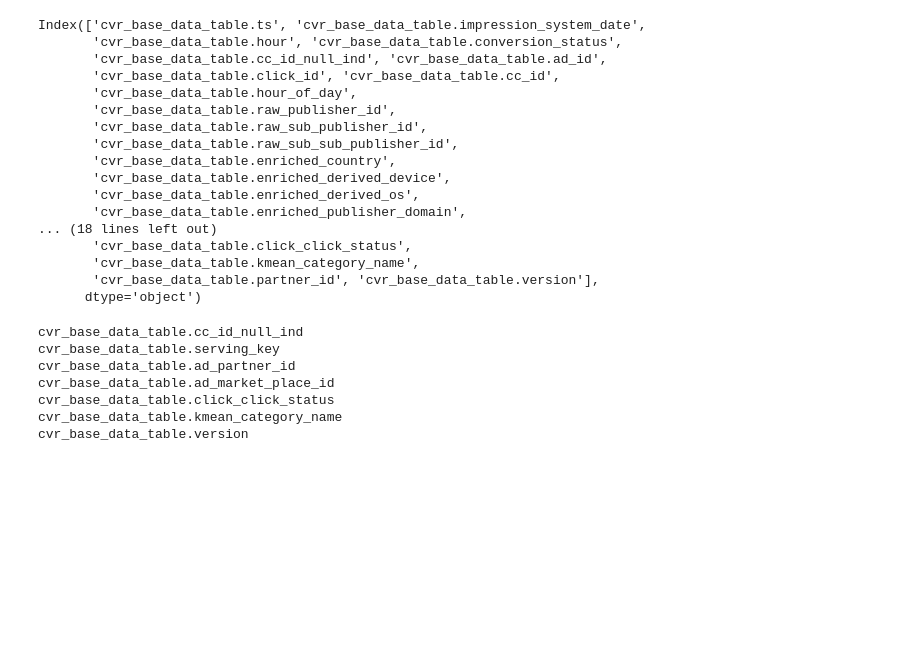
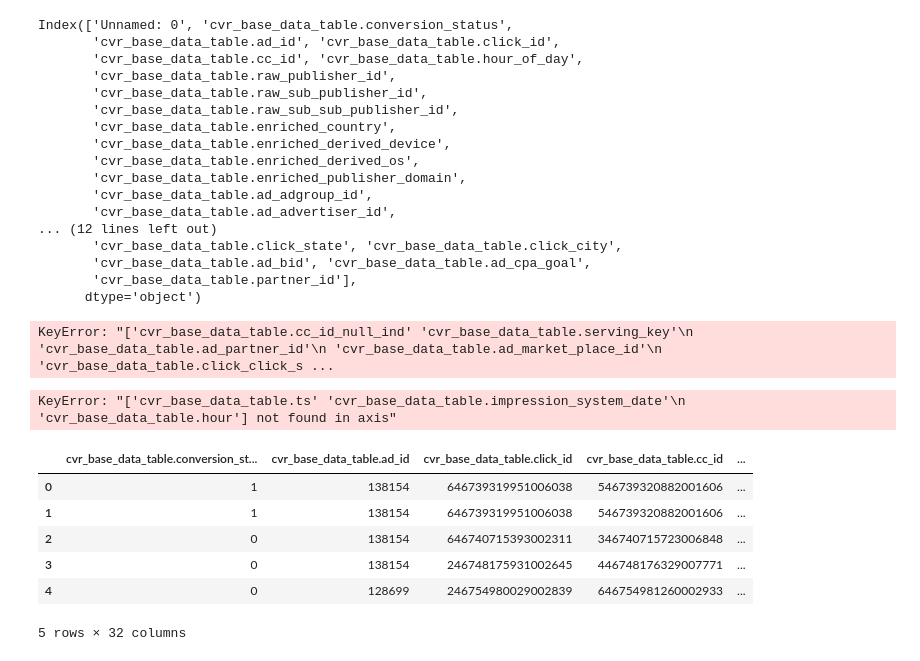
Before and after one commit to coderbond007/Data-Analysis-of-Ads, a Jupyter notebook: Data Anlysis.ipynb, the cells around one changed output. Saved outputs shown, nothing was run; the diff lists cells and outputs as text; code cells hidden in the pictures; blank space fills up the shorter version.

```diff
--- a/Data Anlysis.ipynb
+++ b/Data Anlysis.ipynb
@@ -87,11 +69,9 @@ movies['cvr_base_data_table.ad_market_place_id'].nunique()
 # %%
-movies.columns
+df.columns
 # %% [output]
-Index(['cvr_base_data_table.ts', 'cvr_base_data_table.impression_system_date',
-       'cvr_base_data_table.hour', 'cvr_base_data_table.conversion_status',
-       'cvr_base_data_table.cc_id_null_ind', 'cvr_base_data_table.ad_id',
-       'cvr_base_data_table.click_id', 'cvr_base_data_table.cc_id',
-       'cvr_base_data_table.hour_of_day',
+Index(['Unnamed: 0', 'cvr_base_data_table.conversion_status',
+       'cvr_base_data_table.ad_id', 'cvr_base_data_table.click_id',
+       'cvr_base_data_table.cc_id', 'cvr_base_data_table.hour_of_day',
        'cvr_base_data_table.raw_publisher_id',
        'cvr_base_data_table.raw_sub_publisher_id',
        'cvr_base_data_table.raw_sub_sub_publisher_id',
@@ -99,20 +79,29 @@ Index(['cvr_base_data_table.ts', 'cvr_base_data_table.impression_system_date',
        'cvr_base_data_table.enriched_derived_device',
        'cvr_base_data_table.enriched_derived_os',
        'cvr_base_data_table.enriched_publisher_domain',
-... (18 lines left out)
-       'cvr_base_data_table.click_click_status',
-       'cvr_base_data_table.kmean_category_name',
-       'cvr_base_data_table.partner_id', 'cvr_base_data_table.version'],
+       'cvr_base_data_table.ad_adgroup_id',
+       'cvr_base_data_table.ad_advertiser_id',
+... (12 lines left out)
+       'cvr_base_data_table.click_state', 'cvr_base_data_table.click_city',
+       'cvr_base_data_table.ad_bid', 'cvr_base_data_table.ad_cpa_goal',
+       'cvr_base_data_table.partner_id'],
       dtype='object')
-# %%
-for d in movies.columns:
-    if(movies[d].nunique() == 1):
-        print (d)
-# %% [output]
-cvr_base_data_table.cc_id_null_ind
-cvr_base_data_table.serving_key
-cvr_base_data_table.ad_partner_id
-cvr_base_data_table.ad_market_place_id
-cvr_base_data_table.click_click_status
-cvr_base_data_table.kmean_category_name
-cvr_base_data_table.version
+# %%
+df = df.drop(['cvr_base_data_table.cc_id_null_ind', 'cvr_base_data_table.serving_key', 'cvr_base_data_table.ad_partner_id', 'cvr_base_data_table.ad_market_place_id', 'cvr_base_data_table.click_click_status', 'cvr_base_data_table.kmean_category_name', 'cvr_base_data_table.version'],axis = 1)
+# %% [output]
+KeyError: "['cvr_base_data_table.cc_id_null_ind' 'cvr_base_data_table.serving_key'\n 'cvr_base_data_table.ad_partner_id'\n 'cvr_base_data_table.ad_market_place_id'\n 'cvr_base_data_table.click_click_s ...
+# %%
+df = df.drop(['cvr_base_data_table.ts', 'cvr_base_data_table.impression_system_date', 'cvr_base_data_table.hour'], axis = 1)
+# %% [output]
+KeyError: "['cvr_base_data_table.ts' 'cvr_base_data_table.impression_system_date'\n 'cvr_base_data_table.hour'] not found in axis"
+# %%
+df = df.drop('Unnamed: 0', axis = 1)
+df.head()
+# %% [output]
+|  | cvr_base_data_table.conversion_st... | cvr_base_data_table.ad_id | cvr_base_data_table.click_id | cvr_base_data_table.cc_id | ... |
+| 0 | 1 | 138154 | 646739319951006038 | 546739320882001606 | ... |
+| 1 | 1 | 138154 | 646739319951006038 | 546739320882001606 | ... |
+| 2 | 0 | 138154 | 646740715393002311 | 346740715723006848 | ... |
+| 3 | 0 | 138154 | 246748175931002645 | 446748176329007771 | ... |
+| 4 | 0 | 128699 | 246754980029002839 | 646754981260002933 | ... |
+5 rows × 32 columns
```
Also changed, not shown: parts of 17 cells of this notebook, 2 other files.
